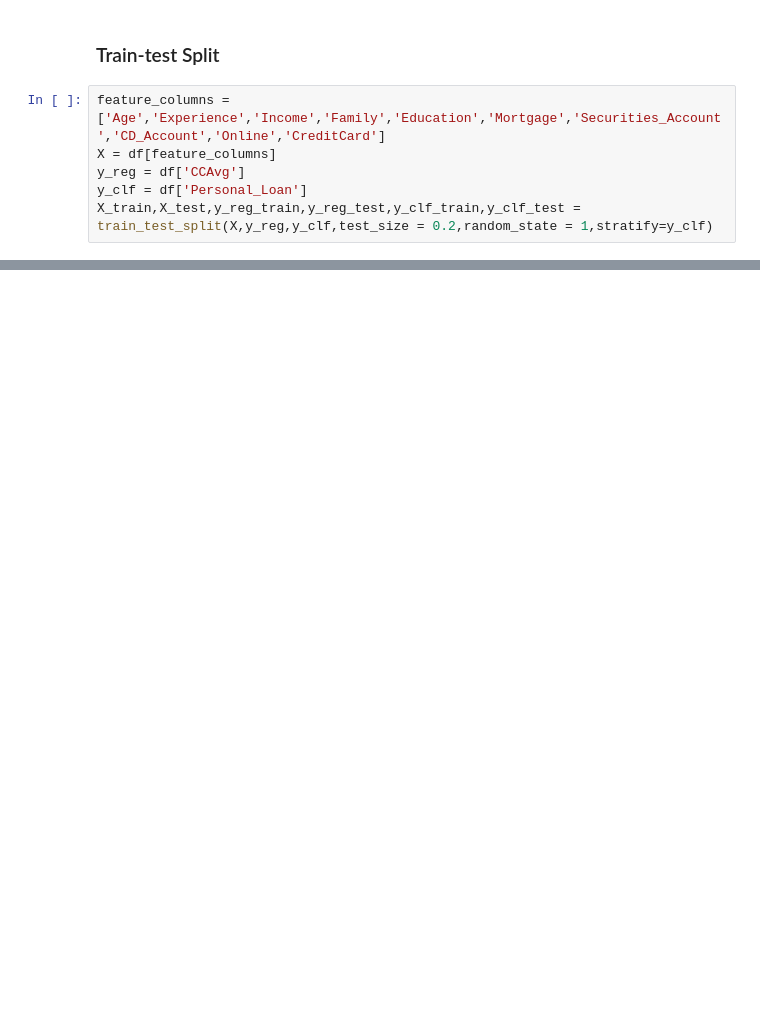
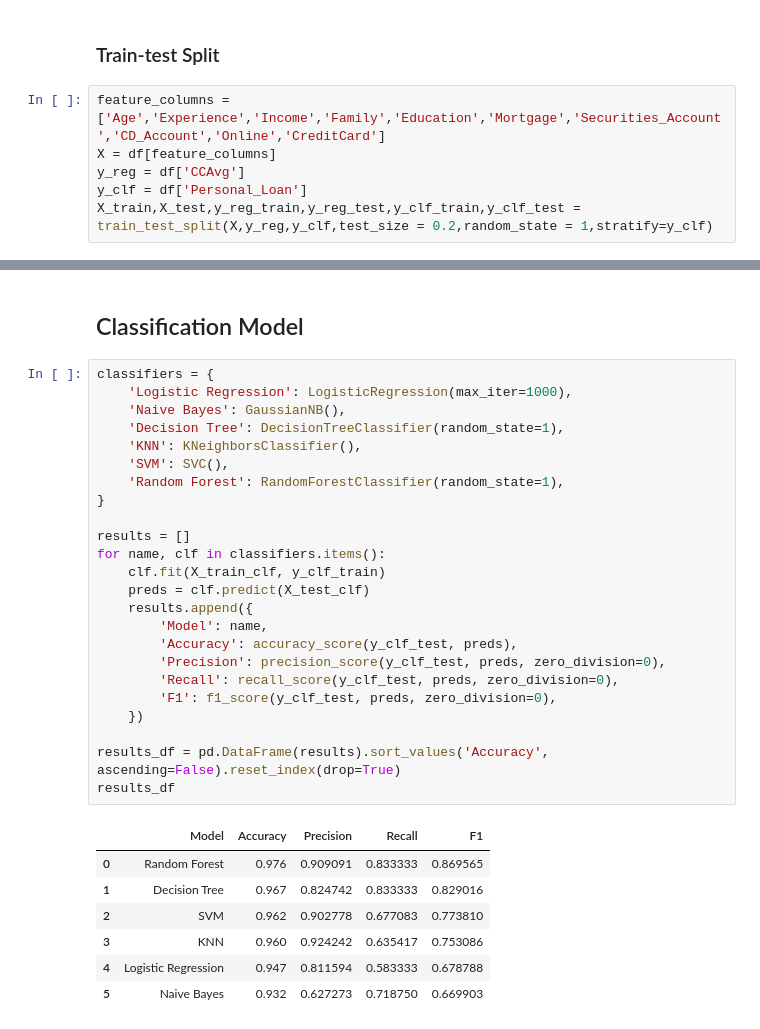
Before and after one commit to yajvashee/EDA, a Jupyter notebook: assessment/customer_beahviour_model_for_loan_targeting.ipynb, the cells around one changed output, grey strips where cells are left out. Drawn from its saved outputs; the diff is of its cells as text; blank space fills up the shorter version.

```diff
--- a/assessment/customer_beahviour_model_for_loan_targeting.ipynb
+++ b/assessment/customer_beahviour_model_for_loan_targeting.ipynb
@@ -305,0 +559,34 @@ coef_table
+# %% [markdown]
+## Classification Model
+# %%
+classifiers = {
+    'Logistic Regression': LogisticRegression(max_iter=1000),
+    'Naive Bayes': GaussianNB(),
+    'Decision Tree': DecisionTreeClassifier(random_state=1),
+    'KNN': KNeighborsClassifier(),
+    'SVM': SVC(),
+    'Random Forest': RandomForestClassifier(random_state=1),
+}
+
+results = []
+for name, clf in classifiers.items():
+    clf.fit(X_train_clf, y_clf_train)
+    preds = clf.predict(X_test_clf)
+    results.append({
+        'Model': name,
+        'Accuracy': accuracy_score(y_clf_test, preds),
+        'Precision': precision_score(y_clf_test, preds, zero_division=0),
+        'Recall': recall_score(y_clf_test, preds, zero_division=0),
+        'F1': f1_score(y_clf_test, preds, zero_division=0),
+    })
+
+results_df = pd.DataFrame(results).sort_values('Accuracy', ascending=False).reset_index(drop=True)
+results_df
+# %% [output]
+|  | Model | Accuracy | Precision | Recall | F1 |
+| 0 | Random Forest | 0.976 | 0.909091 | 0.833333 | 0.869565 |
+| 1 | Decision Tree | 0.967 | 0.824742 | 0.833333 | 0.829016 |
+| 2 | SVM | 0.962 | 0.902778 | 0.677083 | 0.773810 |
+| 3 | KNN | 0.960 | 0.924242 | 0.635417 | 0.753086 |
+| 4 | Logistic Regression | 0.947 | 0.811594 | 0.583333 | 0.678788 |
+| 5 | Naive Bayes | 0.932 | 0.627273 | 0.718750 | 0.669903 |
```
Also changed, not shown: parts of 38 cells of this notebook.
